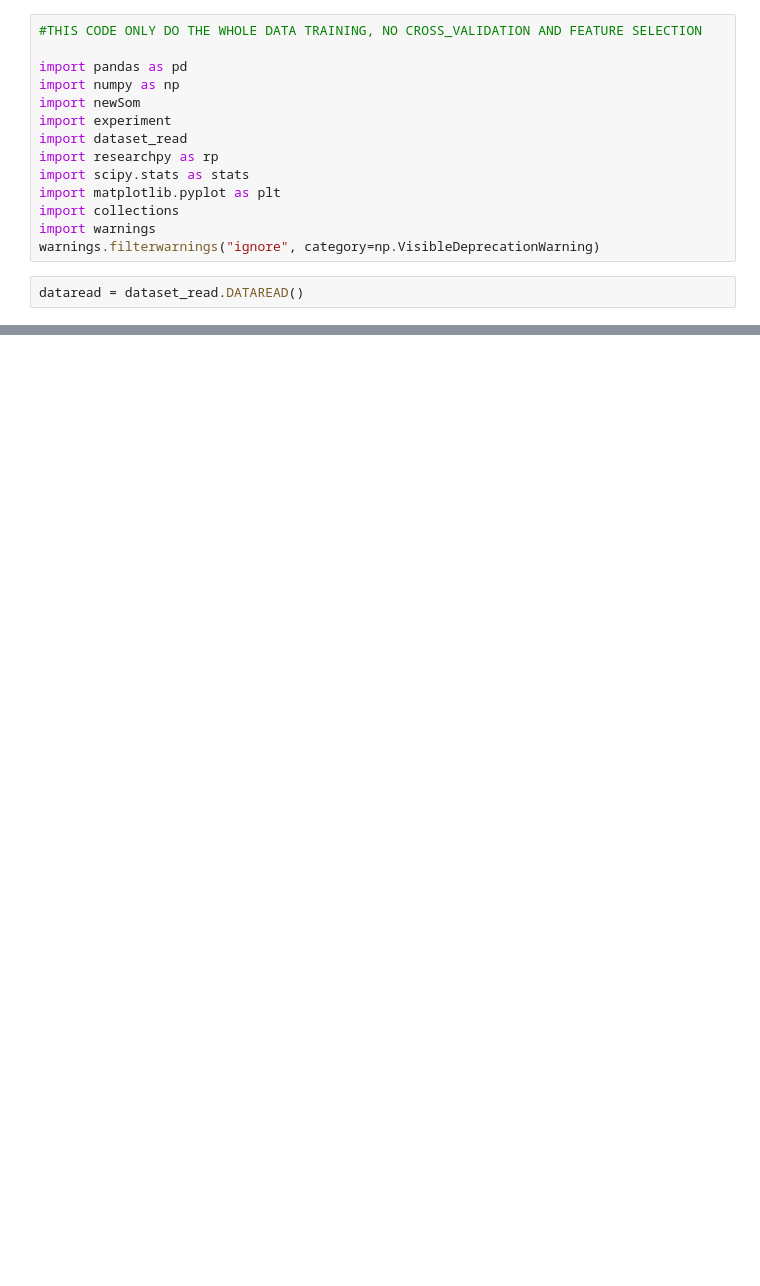
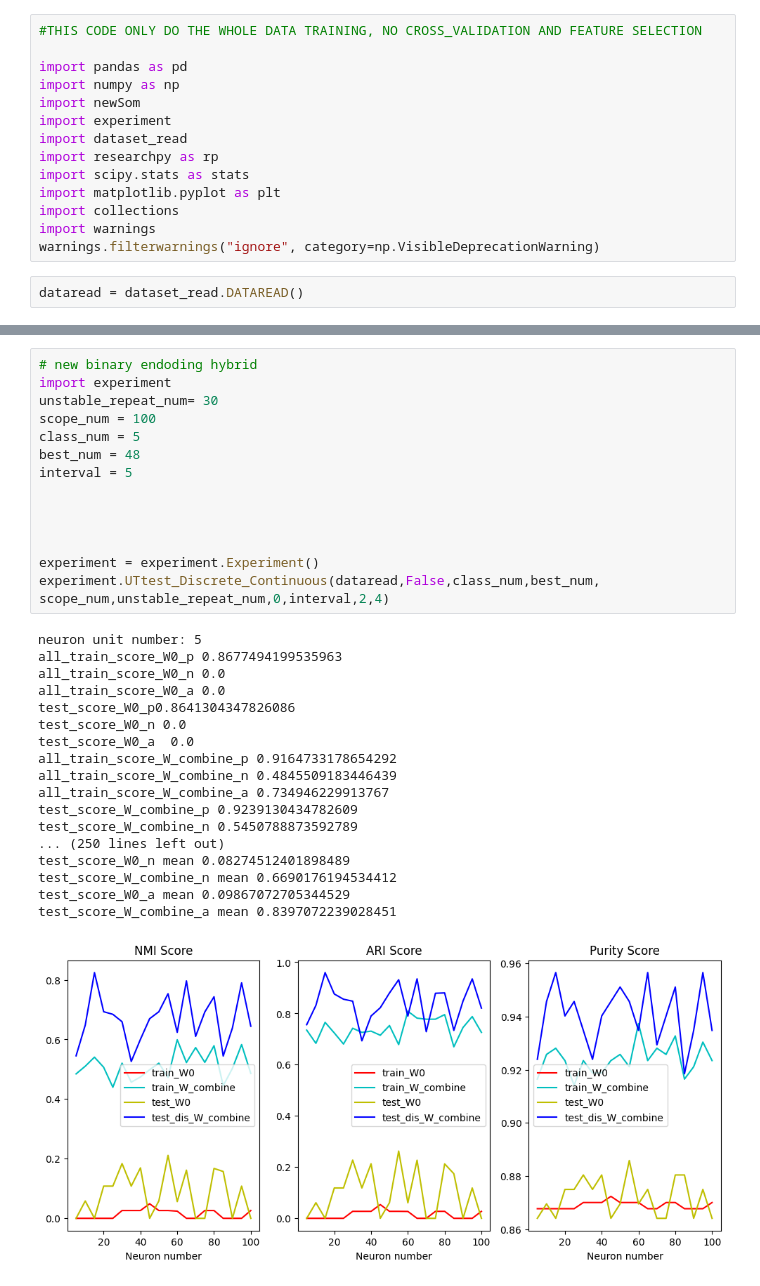
Before and after one commit to foolishfool/JupyterNotebook, a Jupyter notebook: SOM/SOG_HCV.ipynb, the cells around one changed output, grey strips where cells are left out. Drawn from its saved outputs; the diff is of its cells as text; blank space fills up the shorter version.

```diff
--- a/SOM/SOG_HCV.ipynb
+++ b/SOM/SOG_HCV.ipynb
@@ -42 +43,34 @@ self.data_continuous_indexes ['Age', 'ALB', 'ALP', 'ALT', 'AST', 'BIL', 'CHE', '
  column number self.data_train_discrete 1
+# %%
+# new binary endoding hybrid
+import experiment
+unstable_repeat_num= 30
+scope_num = 100
+class_num = 5
+best_num = 48
+interval = 5
+
+
+
+
+experiment = experiment.Experiment()
+experiment.UTtest_Discrete_Continuous(dataread,False,class_num,best_num, scope_num,unstable_repeat_num,0,interval,2,4)
+# %% [output]
+neuron unit number: 5
+all_train_score_W0_p 0.8677494199535963
+all_train_score_W0_n 0.0
+all_train_score_W0_a 0.0
+test_score_W0_p0.8641304347826086
+test_score_W0_n 0.0
+test_score_W0_a  0.0
+all_train_score_W_combine_p 0.9164733178654292
+all_train_score_W_combine_n 0.4845509183446439
+all_train_score_W_combine_a 0.734946229913767
+test_score_W_combine_p 0.9239130434782609
+test_score_W_combine_n 0.5450788873592789
+... (250 lines left out)
+test_score_W0_n mean 0.08274512401898489
+test_score_W_combine_n mean 0.6690176194534412
+test_score_W0_a mean 0.09867072705344529
+test_score_W_combine_a mean 0.8397072239028451
+[figure, added]
```
Also changed, not shown: parts of 6 cells of this notebook, 6 other files.
